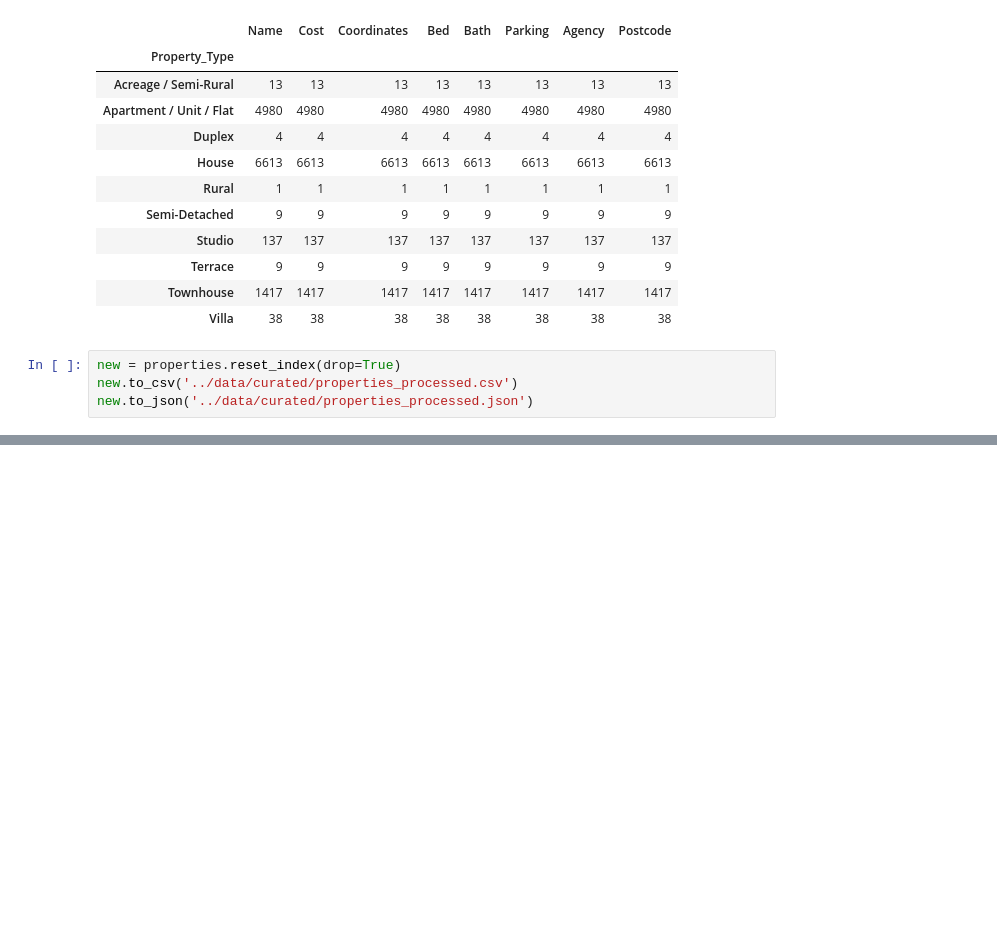
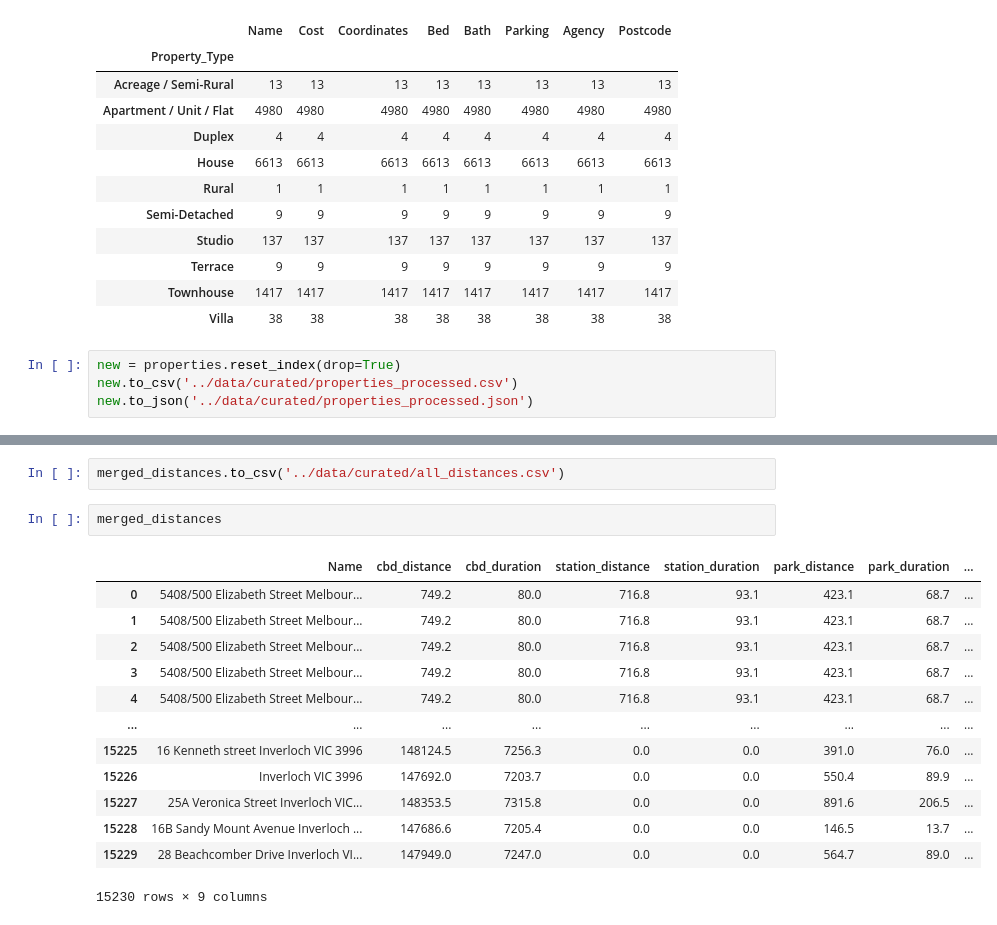
Before and after one commit to MAST30034-Applied-Data-Science/generic-real-estate-consulting-project-group-42, a Jupyter notebook: notebooks/preprocessing_properties.ipynb, the cells around one changed output, grey strips where cells are left out. Drawn from its saved outputs; the diff is of its cells as text; blank space fills up the shorter version.

```diff
--- a/notebooks/preprocessing_properties.ipynb
+++ b/notebooks/preprocessing_properties.ipynb
@@ -177,0 +176,18 @@ new.to_json('../data/curated/properties_processed.json')
+# %%
+merged_distances.to_csv('../data/curated/all_distances.csv')
+# %%
+merged_distances
+# %% [output]
+|  | Name | cbd_distance | cbd_duration | station_distance | station_duration | park_distance | park_duration | ... |
+| 0 | 5408/500 Elizabeth Street Melbour... | 749.2 | 80.0 | 716.8 | 93.1 | 423.1 | 68.7 | ... |
+| 1 | 5408/500 Elizabeth Street Melbour... | 749.2 | 80.0 | 716.8 | 93.1 | 423.1 | 68.7 | ... |
+| 2 | 5408/500 Elizabeth Street Melbour... | 749.2 | 80.0 | 716.8 | 93.1 | 423.1 | 68.7 | ... |
+| 3 | 5408/500 Elizabeth Street Melbour... | 749.2 | 80.0 | 716.8 | 93.1 | 423.1 | 68.7 | ... |
+| 4 | 5408/500 Elizabeth Street Melbour... | 749.2 | 80.0 | 716.8 | 93.1 | 423.1 | 68.7 | ... |
+| ... | ... | ... | ... | ... | ... | ... | ... | ... |
+| 15225 | 16 Kenneth street Inverloch VIC 3996 | 148124.5 | 7256.3 | 0.0 | 0.0 | 391.0 | 76.0 | ... |
+| 15226 | Inverloch VIC 3996 | 147692.0 | 7203.7 | 0.0 | 0.0 | 550.4 | 89.9 | ... |
+| 15227 | 25A Veronica Street Inverloch VIC... | 148353.5 | 7315.8 | 0.0 | 0.0 | 891.6 | 206.5 | ... |
+| 15228 | 16B Sandy Mount Avenue Inverloch ... | 147686.6 | 7205.4 | 0.0 | 0.0 | 146.5 | 13.7 | ... |
+| 15229 | 28 Beachcomber Drive Inverloch VI... | 147949.0 | 7247.0 | 0.0 | 0.0 | 564.7 | 89.0 | ... |
+15230 rows × 9 columns
```
Also changed, not shown: parts of 22 cells of this notebook.
